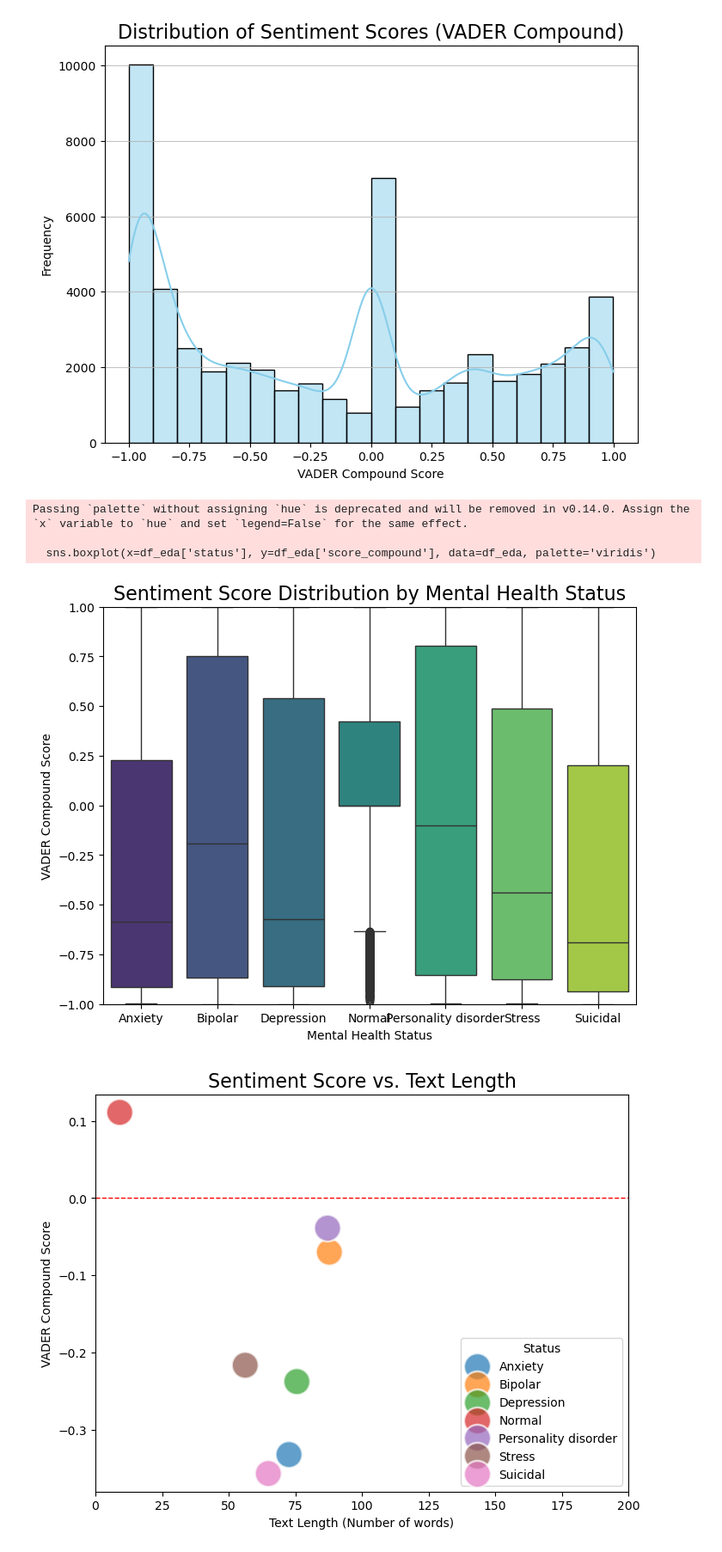
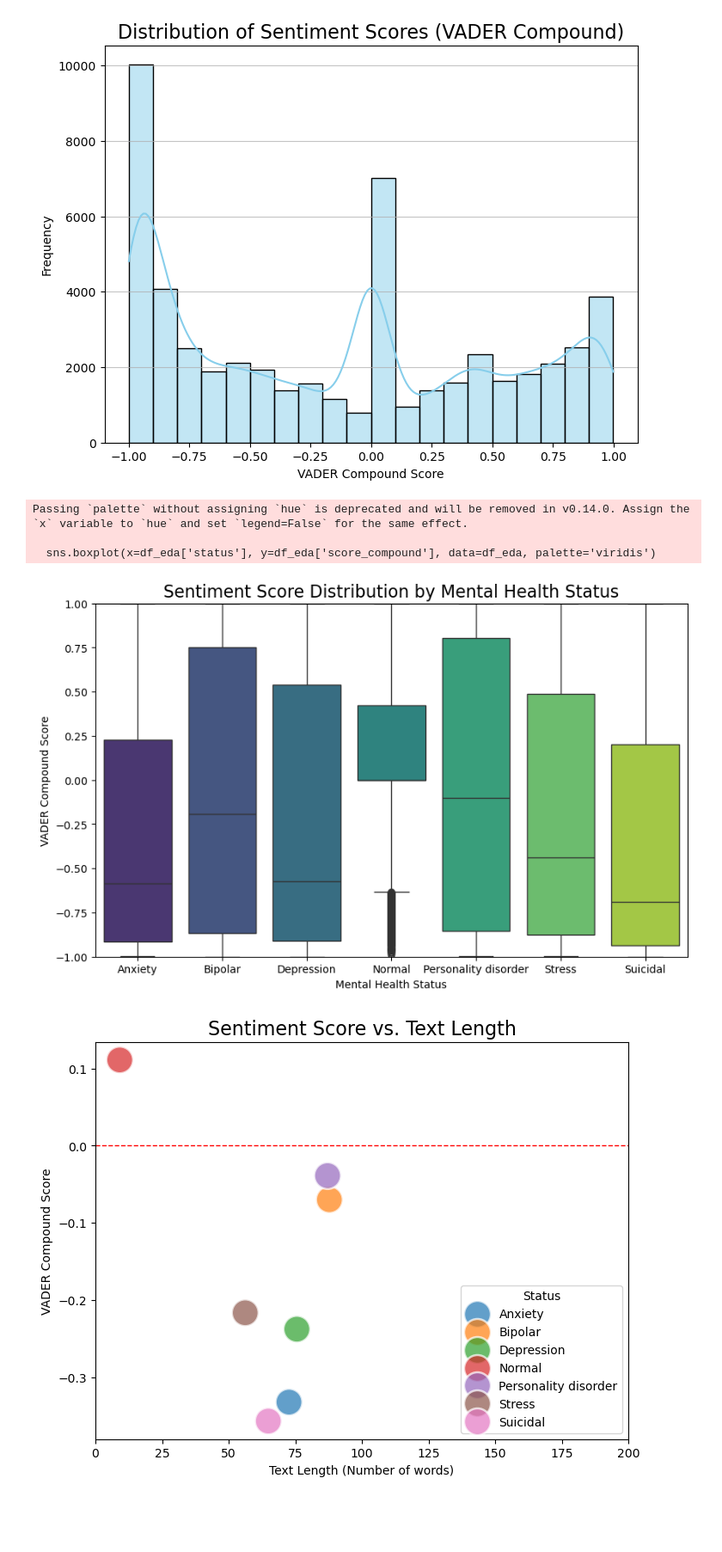
Before and after one commit to dakuikui001/KM6312_mental_health_sentiment_analysis, a Jupyter notebook: mental_health_sentiment_analysis.ipynb, the cells around one changed output. Shown at 86% size. Drawn from its saved outputs; the diff is of its cells as text; code cells hidden in the pictures; blank space fills up the shorter version.

```diff
--- a/mental_health_sentiment_analysis.ipynb
+++ b/mental_health_sentiment_analysis.ipynb
@@ -345,18 +345,18 @@ plt.show()
 # %% [output]
 [figure]
 # %%
-plt.figure(figsize=(8, 6))
+plt.figure(figsize=(10, 6))
 sns.boxplot(x=df_eda['status'], y=df_eda['score_compound'], data=df_eda, palette='viridis')
 plt.title('Sentiment Score Distribution by Mental Health Status', fontsize=16)
 plt.xlabel('Mental Health Status')
 plt.ylabel('VADER Compound Score')
 plt.ylim(-1, 1)
 plt.show()
 # %% [output]
 Passing `palette` without assigning `hue` is deprecated and will be removed in v0.14.0. Assign the `x` variable to `hue` and set `legend=False` for the same effect.
 
   sns.boxplot(x=df_eda['status'], y=df_eda['score_compound'], data=df_eda, palette='viridis')
-[figure, old version]
+[figure, new version]
 # %%
 df_sub = df_eda.groupby('status', as_index = False).agg(
     avg_word_length = ('word_length', 'mean'),
```
Also changed, not shown: parts of 6 cells of this notebook.
